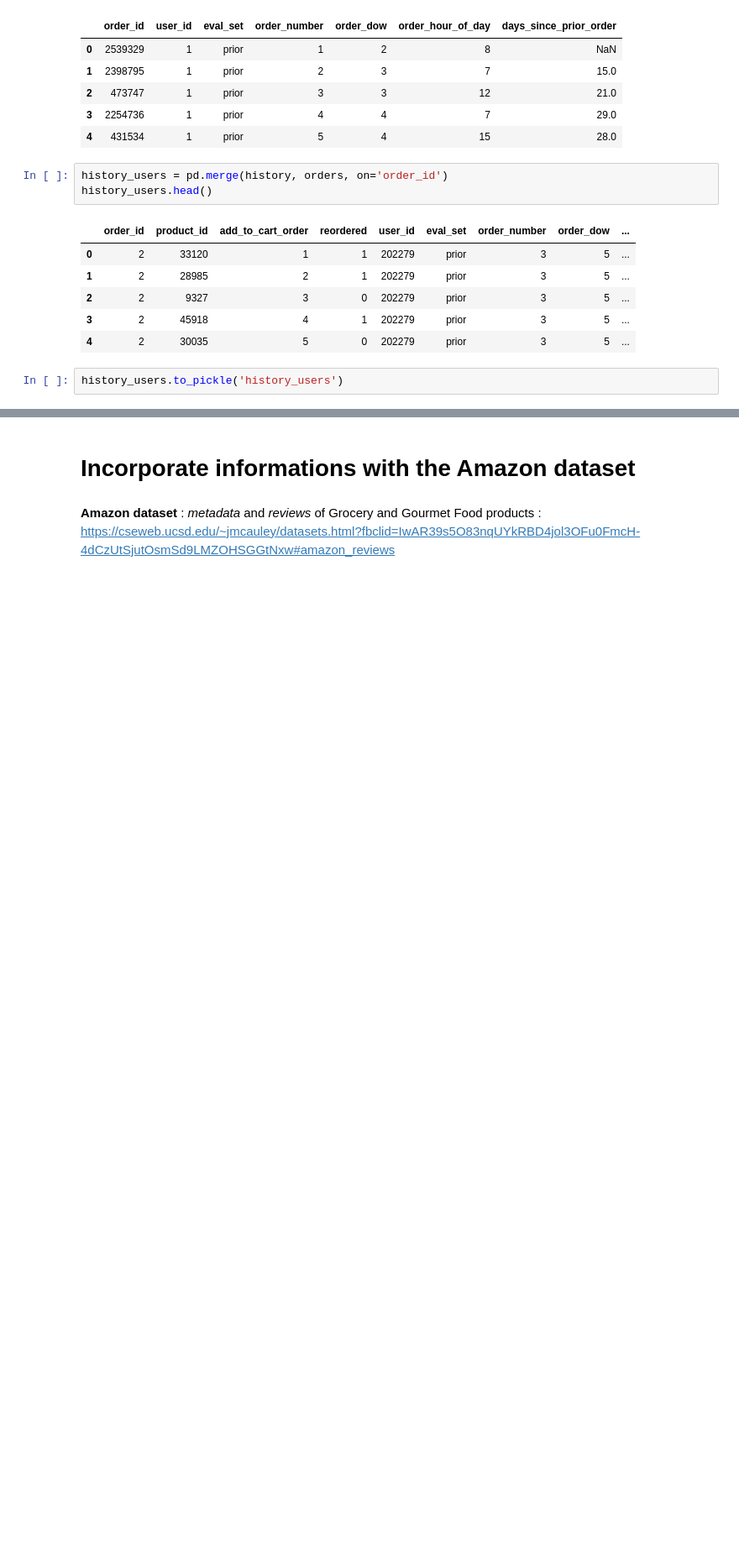
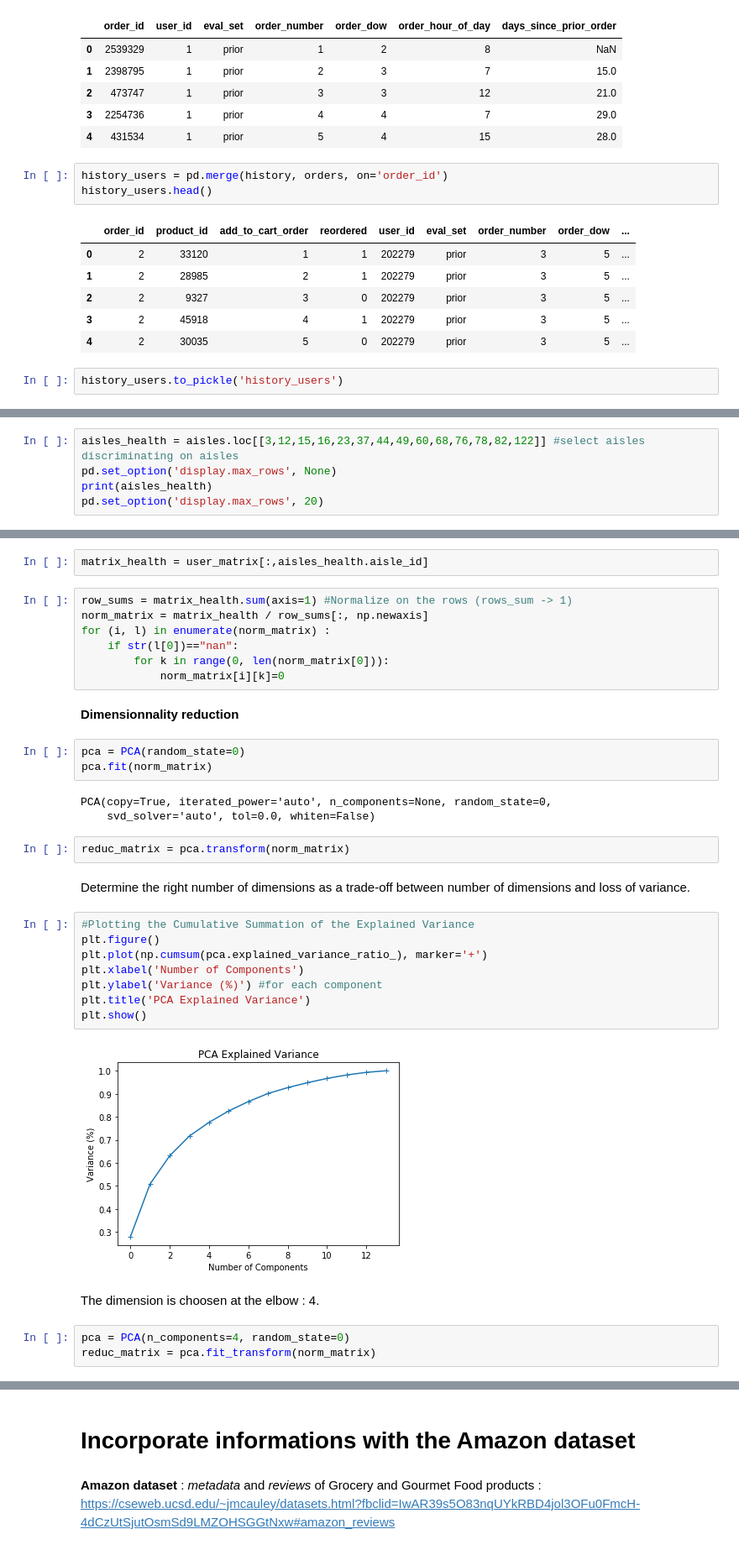
Before and after one commit to auriane81/epfl-ada-ada-2019-project-adax, a Jupyter notebook: main_project.ipynb, the cells around one changed output, grey strips where cells are left out. Shown at 84% size. Saved outputs shown, nothing was run; the diff lists cells and outputs as text; blank space fills up the shorter version.

```diff
--- a/main_project.ipynb
+++ b/main_project.ipynb
@@ -407,0 +680,5 @@ history_users.to_pickle('history_users')
+# %%
+aisles_health = aisles.loc[[3,12,15,16,23,37,44,49,60,68,76,78,82,122]] #select aisles discriminating on aisles
+pd.set_option('display.max_rows', None)
+print(aisles_health)
+pd.set_option('display.max_rows', 20)
@@ -407,0 +703,36 @@ history_users.to_pickle('history_users')
+# %%
+matrix_health = user_matrix[:,aisles_health.aisle_id]
+# %%
+row_sums = matrix_health.sum(axis=1) #Normalize on the rows (rows_sum -> 1)
+norm_matrix = matrix_health / row_sums[:, np.newaxis]
+for (i, l) in enumerate(norm_matrix) :
+    if str(l[0])=="nan":
+        for k in range(0, len(norm_matrix[0])):
+            norm_matrix[i][k]=0
+# %% [markdown]
+**Dimensionnality reduction**
+# %%
+pca = PCA(random_state=0)
+pca.fit(norm_matrix)
+# %% [output]
+PCA(copy=True, iterated_power='auto', n_components=None, random_state=0,
+    svd_solver='auto', tol=0.0, whiten=False)
+# %%
+reduc_matrix = pca.transform(norm_matrix)
+# %% [markdown]
+Determine the right number of dimensions as a trade-off between number of dimensions and loss of variance.
+# %%
+#Plotting the Cumulative Summation of the Explained Variance
+plt.figure()
+plt.plot(np.cumsum(pca.explained_variance_ratio_), marker='+')
+plt.xlabel('Number of Components')
+plt.ylabel('Variance (%)') #for each component
+plt.title('PCA Explained Variance')
+plt.show()
+# %% [output]
+[figure, added]
+# %% [markdown]
+The dimension is choosen at the elbow : 4.
+# %%
+pca = PCA(n_components=4, random_state=0)
+reduc_matrix = pca.fit_transform(norm_matrix)
```
Also changed, not shown: parts of 110 cells of this notebook.
